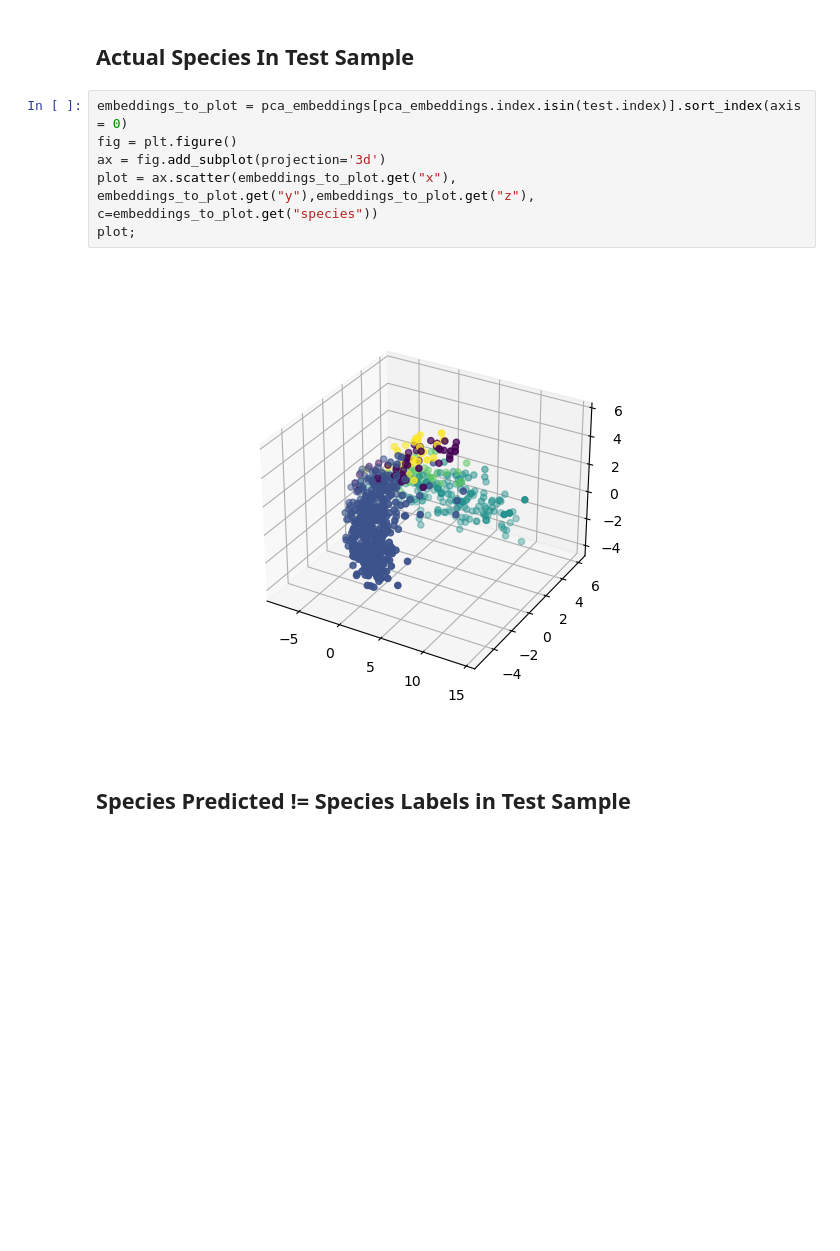
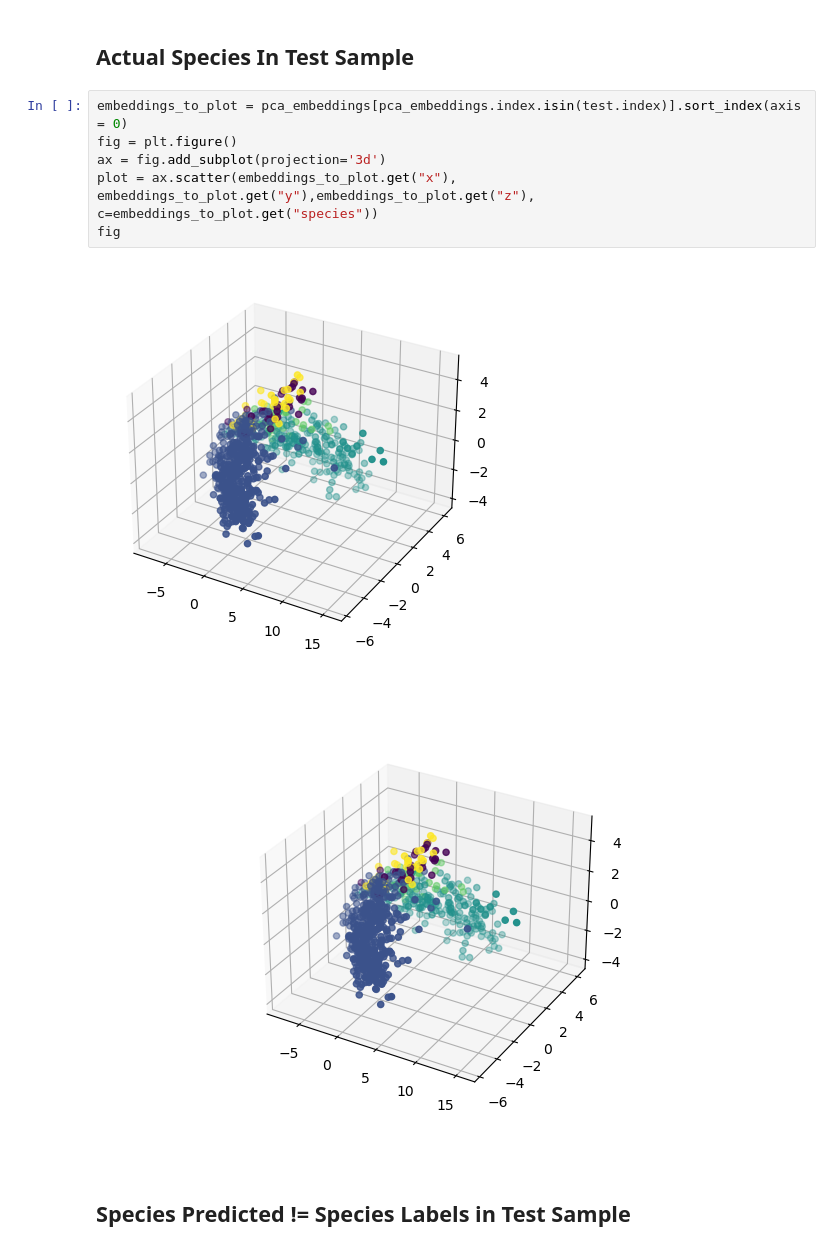
Before and after one commit to UCSD-E4E/passive-acoustic-biodiversity, a Jupyter notebook: BirdnetEmbeddings/Centroid Outlier Detection.ipynb, the cells around one changed output. Drawn from its saved outputs; the diff is of its cells as text; blank space fills up the shorter version.

```diff
--- a/BirdnetEmbeddings/Centroid Outlier Detection.ipynb
+++ b/BirdnetEmbeddings/Centroid Outlier Detection.ipynb
@@ -398,11 +406,12 @@ plot;
 # %%
 embeddings_to_plot = pca_embeddings[pca_embeddings.index.isin(test.index)].sort_index(axis = 0)
 fig = plt.figure()
 ax = fig.add_subplot(projection='3d')
 plot = ax.scatter(embeddings_to_plot.get("x"), embeddings_to_plot.get("y"),embeddings_to_plot.get("z"), c=embeddings_to_plot.get("species"))
-plot;
+fig
 # %% [output]
-[figure, old version]
+[figure, new version]
+[figure, added]
 # %% [markdown]
 ## Species Predicted != Species Labels in Test Sample
 # %%
```
Also changed, not shown: parts of 22 cells of this notebook.
